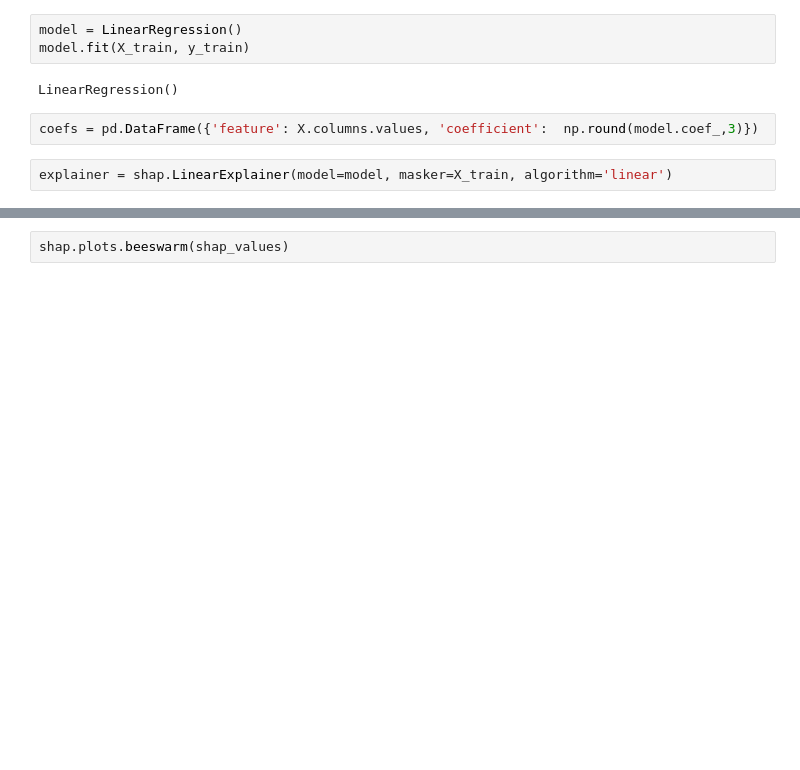
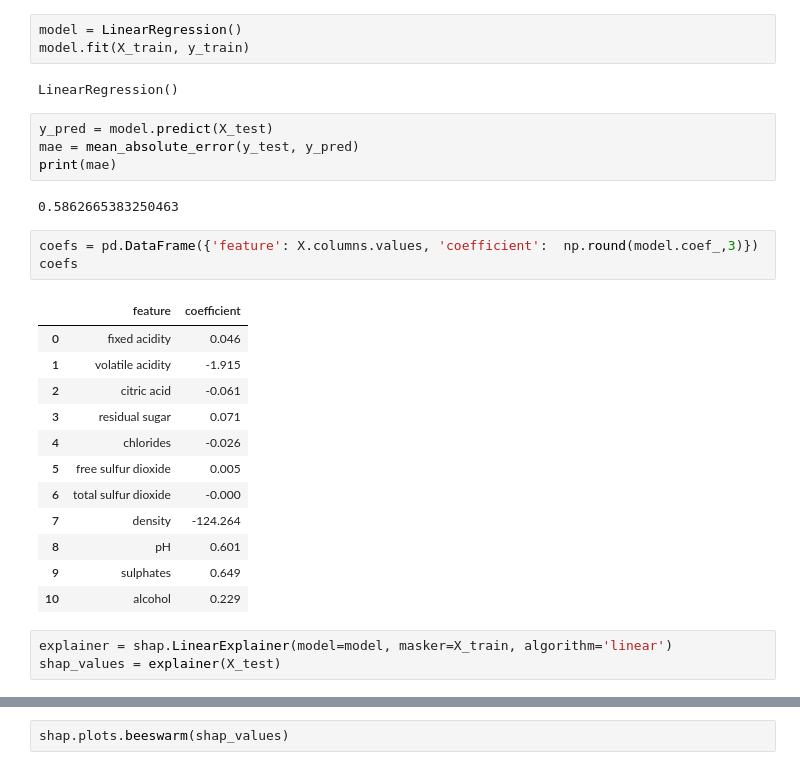
Before and after one commit to AndrewSwinn/Regression, a Jupyter notebook: wine/wine-regression - packages.ipynb, the cells around one changed output, grey strips where cells are left out. Saved outputs shown, nothing was run; the diff lists cells and outputs as text; blank space fills up the shorter version.

```diff
--- a/wine/wine-regression - packages.ipynb
+++ b/wine/wine-regression - packages.ipynb
@@ -1182,10 +46,31 @@ model = LinearRegression()
 model.fit(X_train, y_train)
 # %% [output]
 LinearRegression()
+# %%
+y_pred = model.predict(X_test)
+mae = mean_absolute_error(y_test, y_pred)
+print(mae)
+# %% [output]
+0.5862665383250463
 # %%
 coefs = pd.DataFrame({'feature': X.columns.values, 'coefficient':  np.round(model.coef_,3)})
+coefs
+# %% [output]
+|  | feature | coefficient |
+| 0 | fixed acidity | 0.046 |
+| 1 | volatile acidity | -1.915 |
+| 2 | citric acid | -0.061 |
+| 3 | residual sugar | 0.071 |
+| 4 | chlorides | -0.026 |
+| 5 | free sulfur dioxide | 0.005 |
+| 6 | total sulfur dioxide | -0.000 |
+| 7 | density | -124.264 |
+| 8 | pH | 0.601 |
+| 9 | sulphates | 0.649 |
+| 10 | alcohol | 0.229 |
 # %%
 explainer = shap.LinearExplainer(model=model, masker=X_train, algorithm='linear')
+shap_values = explainer(X_test)
 # %%
 shap_values.values
 # %% [output]
```
Also changed, not shown: parts of 8 cells of this notebook, 7 other files.
